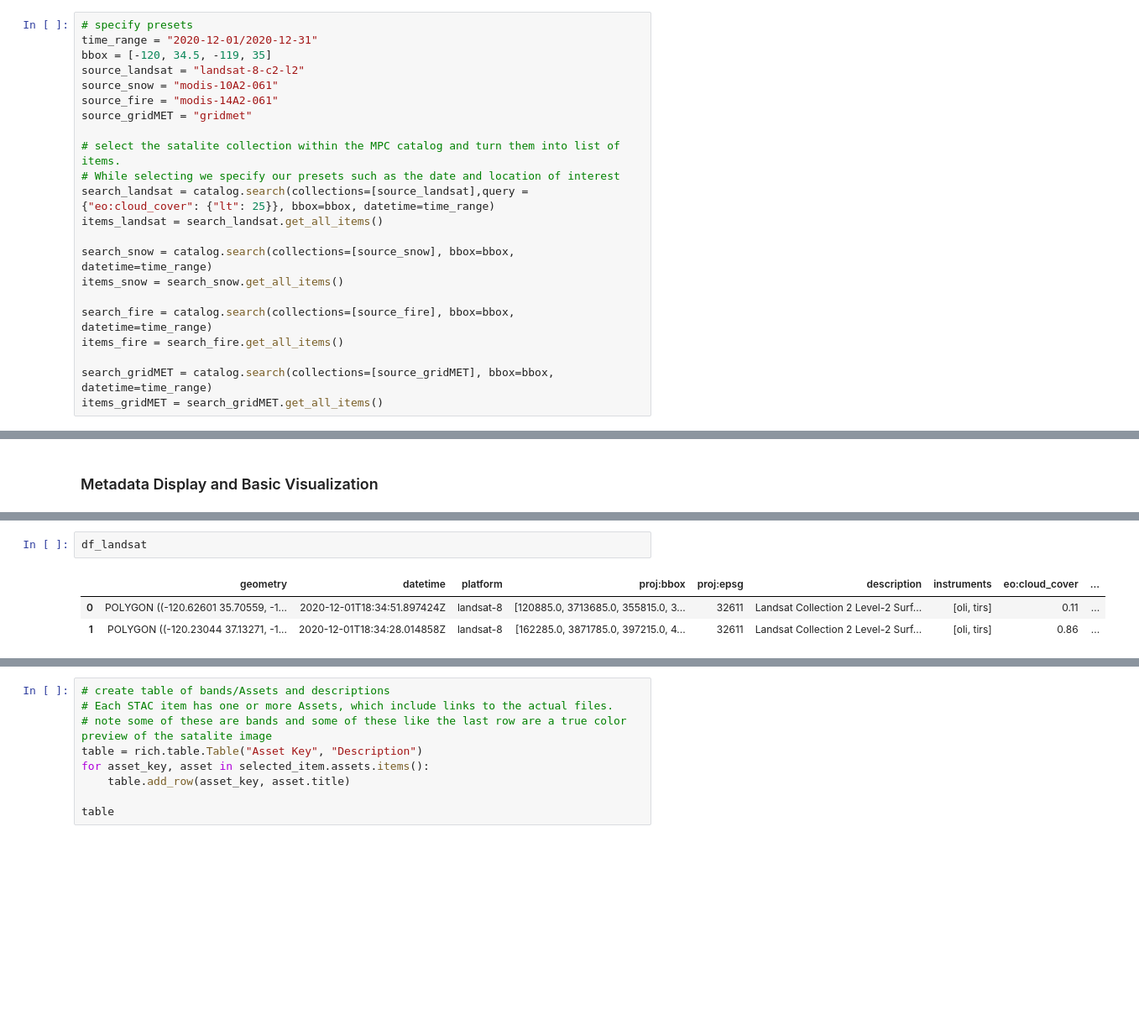
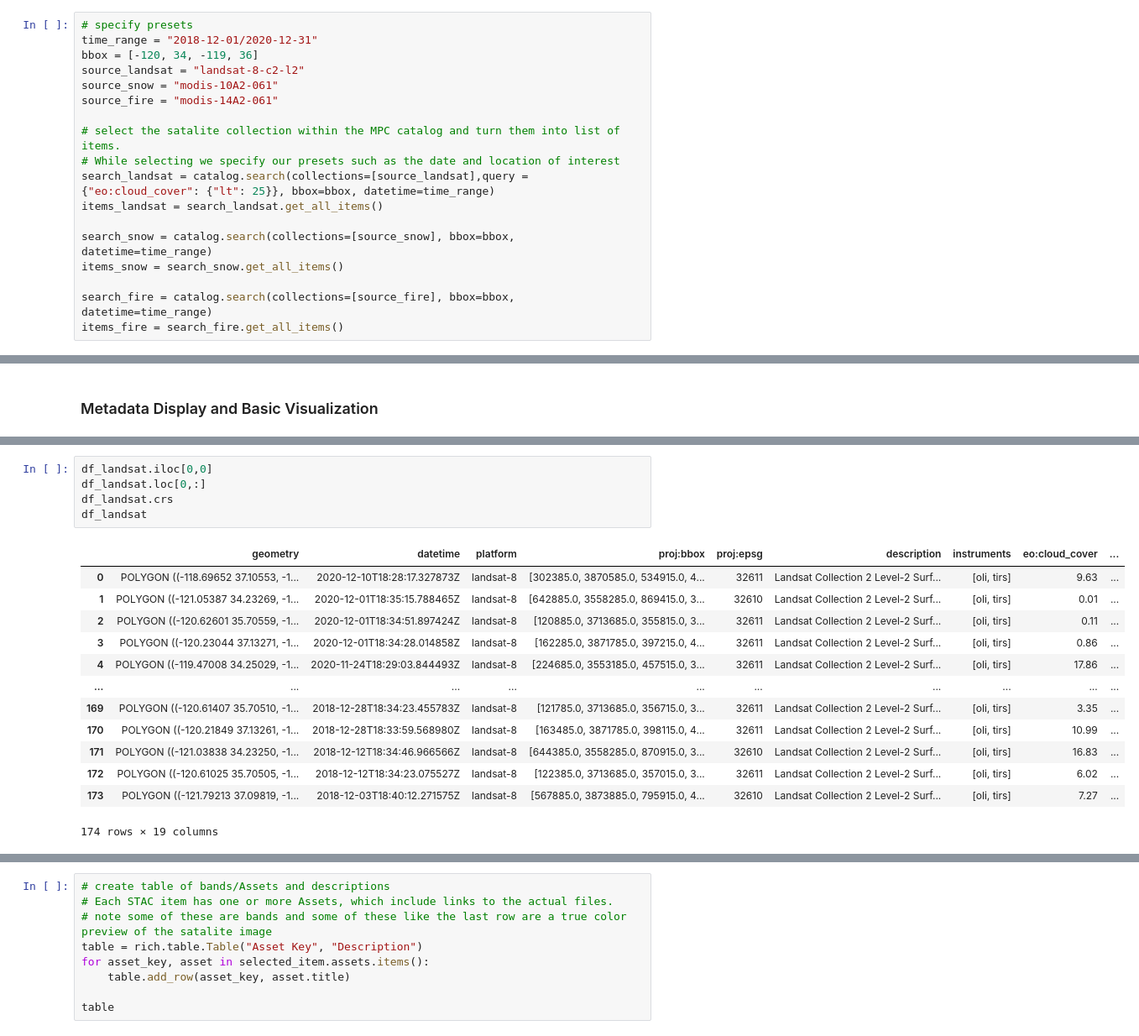
Before and after one commit to EDS220-Fall2022-org/homework-2-mac, a Jupyter notebook: finalproject_MAC.ipynb, the cells around one changed output, grey strips where cells are left out. Shown at 84% size. Drawn from its saved outputs; the diff is of its cells as text; blank space fills up the shorter version.

```diff
--- a/finalproject_MAC.ipynb
+++ b/finalproject_MAC.ipynb
@@ -118,12 +118,11 @@ Searchable spatiotemporal metadata describing Earth science datasets hosted by t
 Microsoft Planetary Computer STAC API
 # %%
 # specify presets
-time_range = "2020-12-01/2020-12-31"
-bbox = [-120, 34.5, -119, 35]
+time_range = "2018-12-01/2020-12-31"
+bbox = [-120, 34, -119, 36]
 source_landsat = "landsat-8-c2-l2"
 source_snow = "modis-10A2-061"
 source_fire = "modis-14A2-061"
-source_gridMET = "gridmet"
 
 # select the satalite collection within the MPC catalog and turn them into list of items.
 # While selecting we specify our presets such as the date and location of interest
@@ -135,9 +134,6 @@ items_snow = search_snow.get_all_items()
 
 search_fire = catalog.search(collections=[source_fire], bbox=bbox, datetime=time_range)
 items_fire = search_fire.get_all_items()
-
-search_gridMET = catalog.search(collections=[source_gridMET], bbox=bbox, datetime=time_range)
-items_gridMET = search_gridMET.get_all_items()
 # %%
 #id(items_landsat)
 #print(pystac.items_landsat.description)
@@ -192,9 +186,22 @@ df_snow.plot(ax = ax2, color = "red", edgecolor = "black", figsize = (10,10))
 # %%
+df_landsat.iloc[0,0]
+df_landsat.loc[0,:]
+df_landsat.crs
 df_landsat
 # %% [output]
 |  | geometry | datetime | platform | proj:bbox | proj:epsg | description | instruments | eo:cloud_cover | ... |
-| 0 | POLYGON ((-120.62601 35.70559, -1... | 2020-12-01T18:34:51.897424Z | landsat-8 | [120885.0, 3713685.0, 355815.0, 3... | 32611 | Landsat Collection 2 Level-2 Surf... | [oli, tirs] | 0.11 | ... |
-| 1 | POLYGON ((-120.23044 37.13271, -1... | 2020-12-01T18:34:28.014858Z | landsat-8 | [162285.0, 3871785.0, 397215.0, 4... | 32611 | Landsat Collection 2 Level-2 Surf... | [oli, tirs] | 0.86 | ... |
+| 0 | POLYGON ((-118.69652 37.10553, -1... | 2020-12-10T18:28:17.327873Z | landsat-8 | [302385.0, 3870585.0, 534915.0, 4... | 32611 | Landsat Collection 2 Level-2 Surf... | [oli, tirs] | 9.63 | ... |
+| 1 | POLYGON ((-121.05387 34.23269, -1... | 2020-12-01T18:35:15.788465Z | landsat-8 | [642885.0, 3558285.0, 869415.0, 3... | 32610 | Landsat Collection 2 Level-2 Surf... | [oli, tirs] | 0.01 | ... |
+| 2 | POLYGON ((-120.62601 35.70559, -1... | 2020-12-01T18:34:51.897424Z | landsat-8 | [120885.0, 3713685.0, 355815.0, 3... | 32611 | Landsat Collection 2 Level-2 Surf... | [oli, tirs] | 0.11 | ... |
+| 3 | POLYGON ((-120.23044 37.13271, -1... | 2020-12-01T18:34:28.014858Z | landsat-8 | [162285.0, 3871785.0, 397215.0, 4... | 32611 | Landsat Collection 2 Level-2 Surf... | [oli, tirs] | 0.86 | ... |
+| 4 | POLYGON ((-119.47008 34.25029, -1... | 2020-11-24T18:29:03.844493Z | landsat-8 | [224685.0, 3553185.0, 457515.0, 3... | 32611 | Landsat Collection 2 Level-2 Surf... | [oli, tirs] | 17.86 | ... |
+| ... | ... | ... | ... | ... | ... | ... | ... | ... | ... |
+| 169 | POLYGON ((-120.61407 35.70510, -1... | 2018-12-28T18:34:23.455783Z | landsat-8 | [121785.0, 3713685.0, 356715.0, 3... | 32611 | Landsat Collection 2 Level-2 Surf... | [oli, tirs] | 3.35 | ... |
+| 170 | POLYGON ((-120.21849 37.13261, -1... | 2018-12-28T18:33:59.568980Z | landsat-8 | [163485.0, 3871785.0, 398115.0, 4... | 32611 | Landsat Collection 2 Level-2 Surf... | [oli, tirs] | 10.99 | ... |
+| 171 | POLYGON ((-121.03838 34.23250, -1... | 2018-12-12T18:34:46.966566Z | landsat-8 | [644385.0, 3558285.0, 870915.0, 3... | 32610 | Landsat Collection 2 Level-2 Surf... | [oli, tirs] | 16.83 | ... |
+| 172 | POLYGON ((-120.61025 35.70505, -1... | 2018-12-12T18:34:23.075527Z | landsat-8 | [122385.0, 3713685.0, 357015.0, 3... | 32611 | Landsat Collection 2 Level-2 Surf... | [oli, tirs] | 6.02 | ... |
+| 173 | POLYGON ((-121.79213 37.09819, -1... | 2018-12-03T18:40:12.271575Z | landsat-8 | [567885.0, 3873885.0, 795915.0, 4... | 32610 | Landsat Collection 2 Level-2 Surf... | [oli, tirs] | 7.27 | ... |
+174 rows × 19 columns
 # %%
 # filter out clouds
 # the geopandas dataframe has a column called "eo:cloud_cover" which is the percentage of the image that is covered by clouds
```
Also changed, not shown: parts of 10 cells of this notebook.
